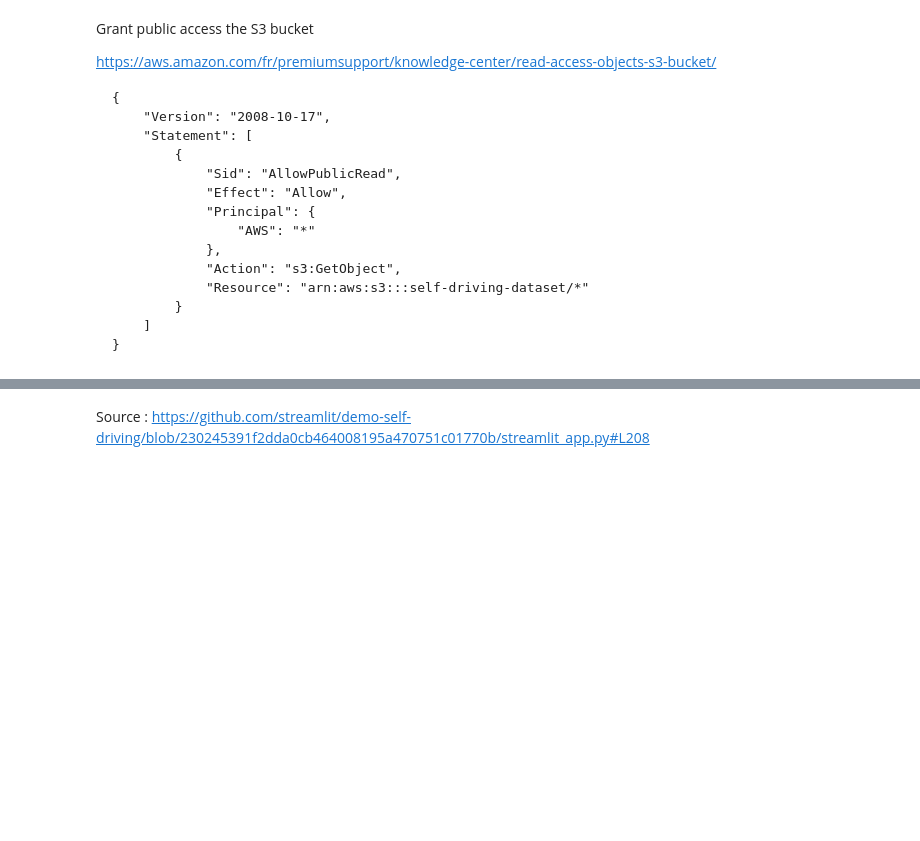
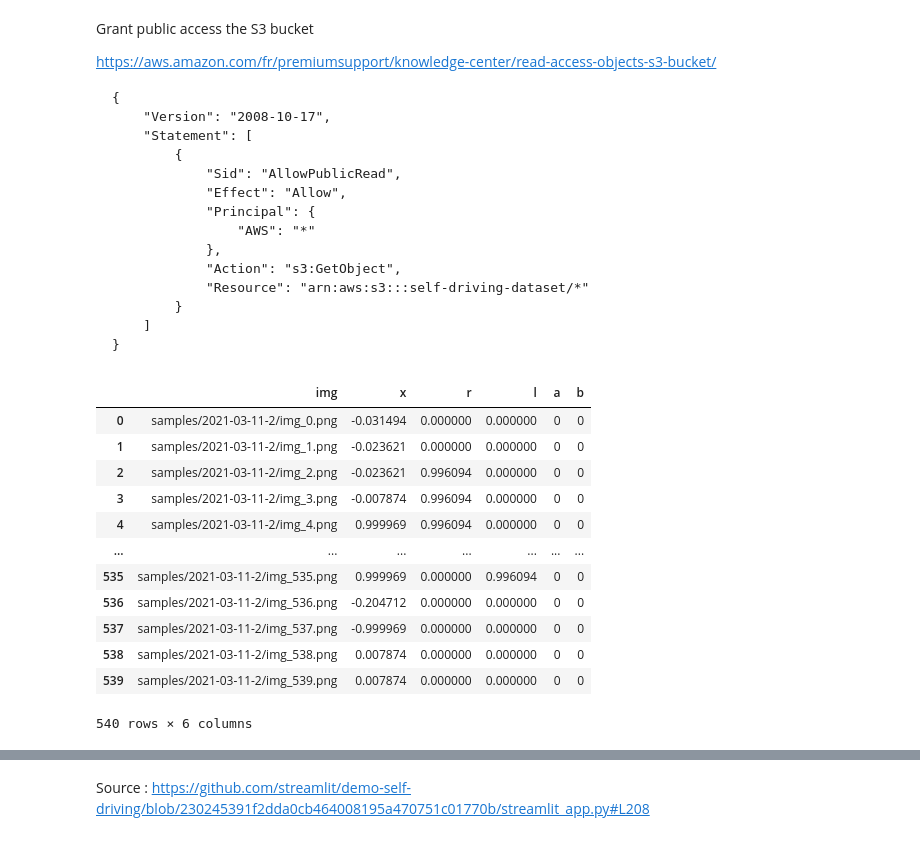
Before and after one commit to slevin48/AI-workflow, a Jupyter notebook: 2_prepare_data/upload-aws-s3.ipynb, the cells around one changed output, grey strips where cells are left out. Saved outputs shown, nothing was run; the diff lists cells and outputs as text; code cells hidden in the pictures; blank space fills up the shorter version.

```diff
--- a/2_prepare_data/upload-aws-s3.ipynb
+++ b/2_prepare_data/upload-aws-s3.ipynb
@@ -156,3 +156,24 @@ https://aws.amazon.com/fr/premiumsupport/knowledge-center/read-access-objects-s3
 DATA_URL_ROOT = "https://aiworkflow.s3.eu-west-3.amazonaws.com/"
 training_dataset = "2021-03-11-2"
 selected_frame = "img_0.png"
+# %%
+import os
+import pandas as pd
+data_url = os.path.join(DATA_URL_ROOT,training_dataset+"_data.csv")
+header = ["img","x", "r", "l", "a", "b"]
+df = pd.read_csv(data_url,names=header)
+df
+# %% [output]
+|  | img | x | r | l | a | b |
+| 0 | samples/2021-03-11-2/img_0.png | -0.031494 | 0.000000 | 0.000000 | 0 | 0 |
+| 1 | samples/2021-03-11-2/img_1.png | -0.023621 | 0.000000 | 0.000000 | 0 | 0 |
+| 2 | samples/2021-03-11-2/img_2.png | -0.023621 | 0.996094 | 0.000000 | 0 | 0 |
+| 3 | samples/2021-03-11-2/img_3.png | -0.007874 | 0.996094 | 0.000000 | 0 | 0 |
+| 4 | samples/2021-03-11-2/img_4.png | 0.999969 | 0.996094 | 0.000000 | 0 | 0 |
+| ... | ... | ... | ... | ... | ... | ... |
+| 535 | samples/2021-03-11-2/img_535.png | 0.999969 | 0.000000 | 0.996094 | 0 | 0 |
+| 536 | samples/2021-03-11-2/img_536.png | -0.204712 | 0.000000 | 0.000000 | 0 | 0 |
+| 537 | samples/2021-03-11-2/img_537.png | -0.999969 | 0.000000 | 0.000000 | 0 | 0 |
+| 538 | samples/2021-03-11-2/img_538.png | 0.007874 | 0.000000 | 0.000000 | 0 | 0 |
+| 539 | samples/2021-03-11-2/img_539.png | 0.007874 | 0.000000 | 0.000000 | 0 | 0 |
+540 rows × 6 columns
```
Also changed, not shown: parts of 1 cell of this notebook, 17 other files.
